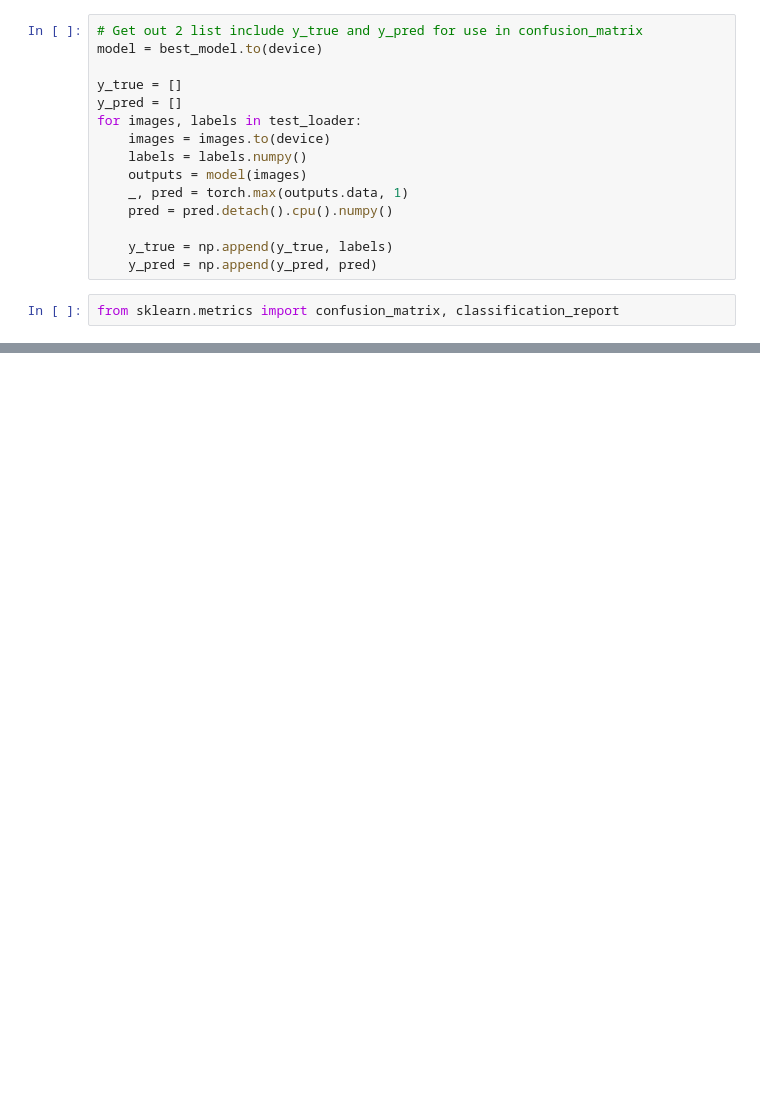
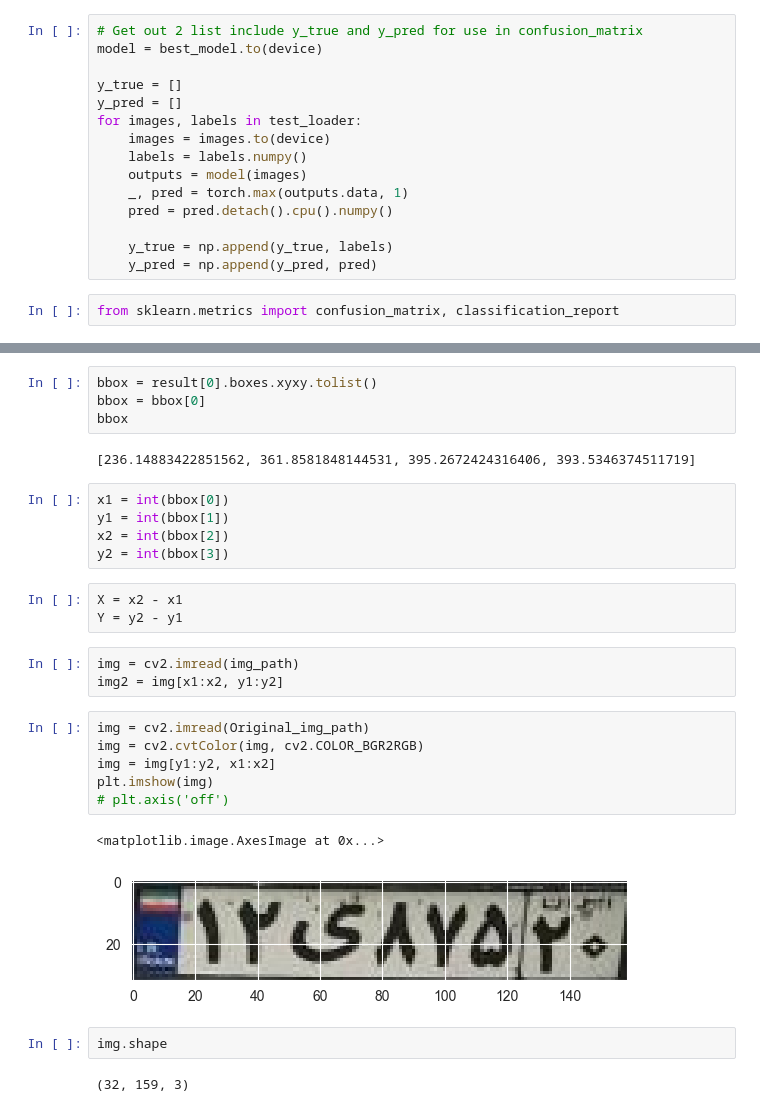
Before and after one commit to NimaPourmoradi/Persian_Plates, a Jupyter notebook: Persian_Plates.ipynb, the cells around one changed output, grey strips where cells are left out. Drawn from its saved outputs; the diff is of its cells as text; blank space fills up the shorter version.

```diff
--- a/Persian_Plates.ipynb
+++ b/Persian_Plates.ipynb
@@ -902,0 +1072,30 @@ weighted avg       1.00      1.00      1.00      4050
+# %%
+bbox = result[0].boxes.xyxy.tolist()
+bbox = bbox[0]
+bbox
+# %% [output]
+[236.14883422851562, 361.8581848144531, 395.2672424316406, 393.5346374511719]
+# %%
+x1 = int(bbox[0])
+y1 = int(bbox[1])
+x2 = int(bbox[2])
+y2 = int(bbox[3])
+# %%
+X = x2 - x1
+Y = y2 - y1
+# %%
+img = cv2.imread(img_path)
+img2 = img[x1:x2, y1:y2]
+# %%
+img = cv2.imread(Original_img_path)
+img = cv2.cvtColor(img, cv2.COLOR_BGR2RGB)
+img = img[y1:y2, x1:x2]
+plt.imshow(img)
+# plt.axis('off')
+# %% [output]
+<matplotlib.image.AxesImage at 0x...>
+[figure, added]
+# %%
+img.shape
+# %% [output]
+(32, 159, 3)
```
Also changed, not shown: parts of 54 cells of this notebook.
